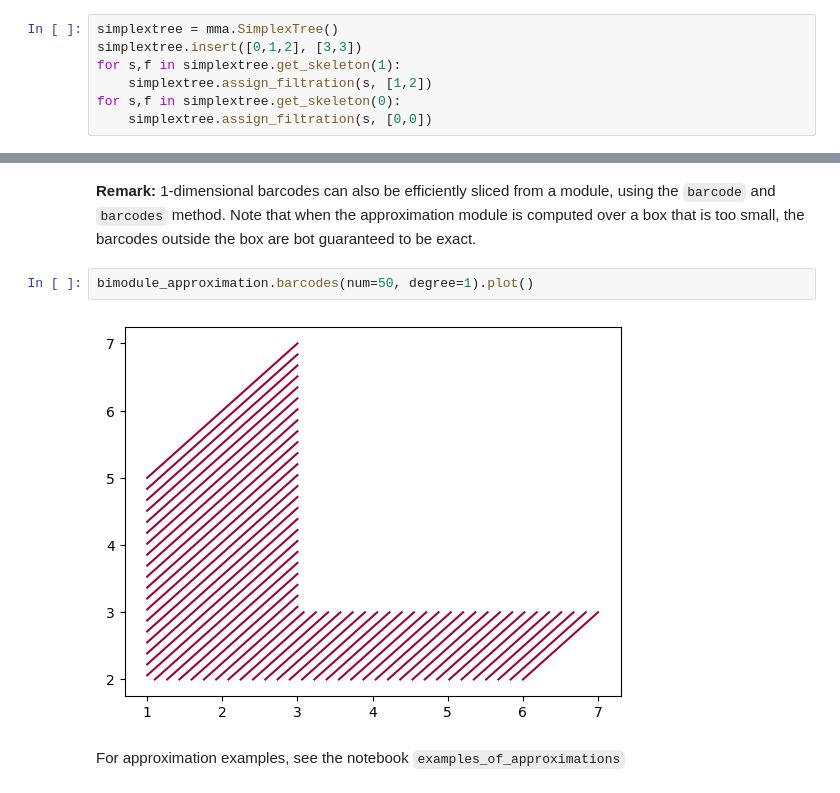
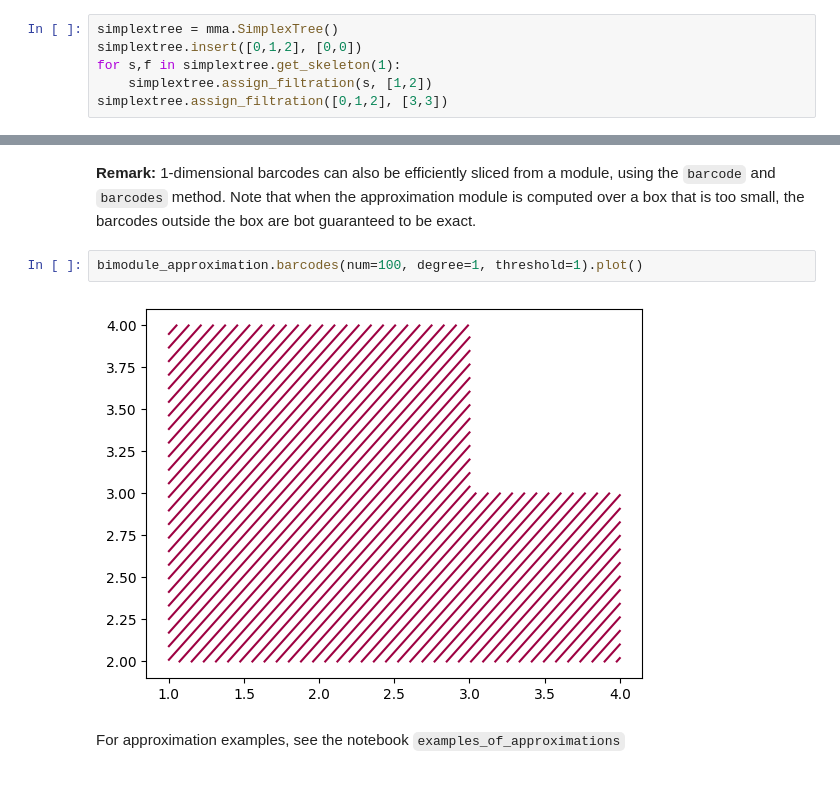
Before and after one commit to DavidLapous/multipers, a Jupyter notebook: How to use.ipynb, the cells around one changed output, grey strips where cells are left out. Drawn from its saved outputs; the diff is of its cells as text.

```diff
--- a/How to use.ipynb
+++ b/How to use.ipynb
@@ -48,11 +48,10 @@ simplextree.assign_filtration([0,1,2], [3,3])
 Remark : This can be done in a faster way, e.g.,
 # %%
 simplextree = mma.SimplexTree()
-simplextree.insert([0,1,2], [3,3])
+simplextree.insert([0,1,2], [0,0])
 for s,f in simplextree.get_skeleton(1):
 	simplextree.assign_filtration(s, [1,2])
-for s,f in simplextree.get_skeleton(0):
-	simplextree.assign_filtration(s, [0,0])
+simplextree.assign_filtration([0,1,2], [3,3])
 # %% [markdown]
 ### Compute `n`-module approximations
 # %% [markdown]
@@ -113,9 +112,9 @@ bimodule_approximation.landscape(degree=1, k=0); plt.colorbar();
 # %% [markdown]
 **Remark:** 1-dimensional barcodes can also be efficiently sliced from a module, using the `barcode` and `barcodes` method. Note that when the approximation module is computed over a box that is too small, the barcodes outside the box are bot guaranteed to be exact.
 # %%
-bimodule_approximation.barcodes(num=50, degree=1).plot()
+bimodule_approximation.barcodes(num=100, degree=1, threshold=1).plot()
 # %% [output]
-[figure, old version]
+[figure, new version]
 # %% [markdown]
 For approximation examples, see the notebook `examples_of_approximations`
 # %% [markdown]
```
Also changed, not shown: parts of 25 cells of this notebook, 40 other files.
